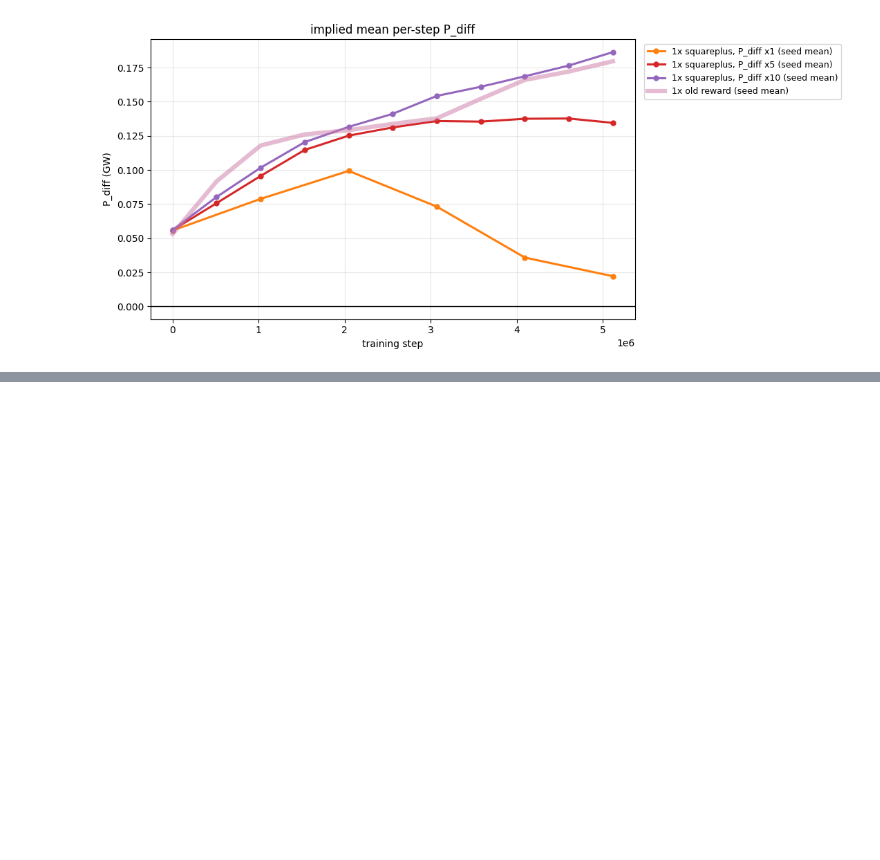
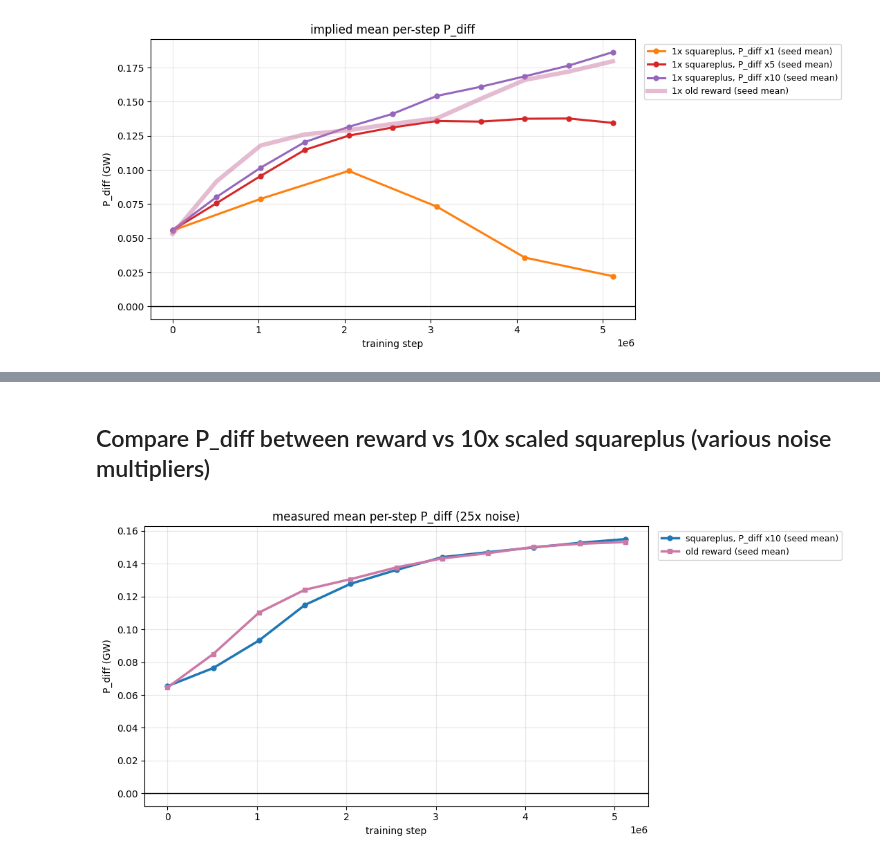
Before and after one commit to davcoope/plasmax, a Jupyter notebook: experiments/studies/dc_rewards_comparison.ipynb, the cells around one changed output, grey strips where cells are left out. Drawn from its saved outputs; the diff is of its cells as text; code cells hidden in the pictures; blank space fills up the shorter version.

```diff
--- a/experiments/studies/dc_rewards_comparison.ipynb
+++ b/experiments/studies/dc_rewards_comparison.ipynb
@@ -162,0 +186,25 @@ finish(ax, "implied mean per-step P_diff", "P_diff (GW)", "pdiff_scaling_implied
+# %% [markdown]
+## Compare P_diff between reward vs 10x scaled squareplus (various noise multipliers)
+# %%
+OLD_25X_RUN = "2791b0oj"  # old raw P_diff reward, 25x noise, 5.12M steps (plasmax project)
+old_25 = history(PROJECT, OLD_25X_RUN, VERIFY_NM, RL)
+old_25_pdiff = old_25[RL[0]] / old_25[RL[1]]  # exact: old reward was raw P_diff, 0 on the terminal step
+
+# Pooled like the old run's return / length: seed-mean P_diff total over seed-mean length.
+length = pd.concat({s: h[f"seeds/{s}/{RL[1]}"] for s in SEEDS}, axis=1)
+new_25_pdiff = (measured * length).mean(axis=1) / length.mean(axis=1)
+
+fig, ax = plt.subplots(figsize=(11, 5))
+ax.plot(new_25_pdiff.index, new_25_pdiff, color="C0", lw=2.5, marker="o", ms=5,
+        label=f"squareplus, P_diff x{VERIFY_SCALE:g} (seed mean)")
+# Old run logged seed-averaged metrics only (no per-seed history), so just its seed mean.
+ax.plot(old_25_pdiff.index, old_25_pdiff, color=OLD_COLORS[1], lw=2.5, marker="s", ms=5,
+        label="old reward (seed mean)")
+finish(ax, f"measured mean per-step P_diff ({VERIFY_NM}x noise)", "P_diff (GW)", "pdiff_25x_old_vs_scaled", zero_line=True)
+
+# pd.DataFrame({
+#     "P_diff (GW)": [old_25_pdiff.iloc[-1], new_25_pdiff.iloc[-1]],
+#     "episode length": [old_25[RL[1]].iloc[-1], length.mean(axis=1).iloc[-1]],
+# }, index=["old reward", f"squareplus, P_diff x{VERIFY_SCALE:g}"]).round(3)
+# %% [output]
+[figure, added]
```
Also changed, not shown: parts of 6 cells of this notebook, 1 other file.
